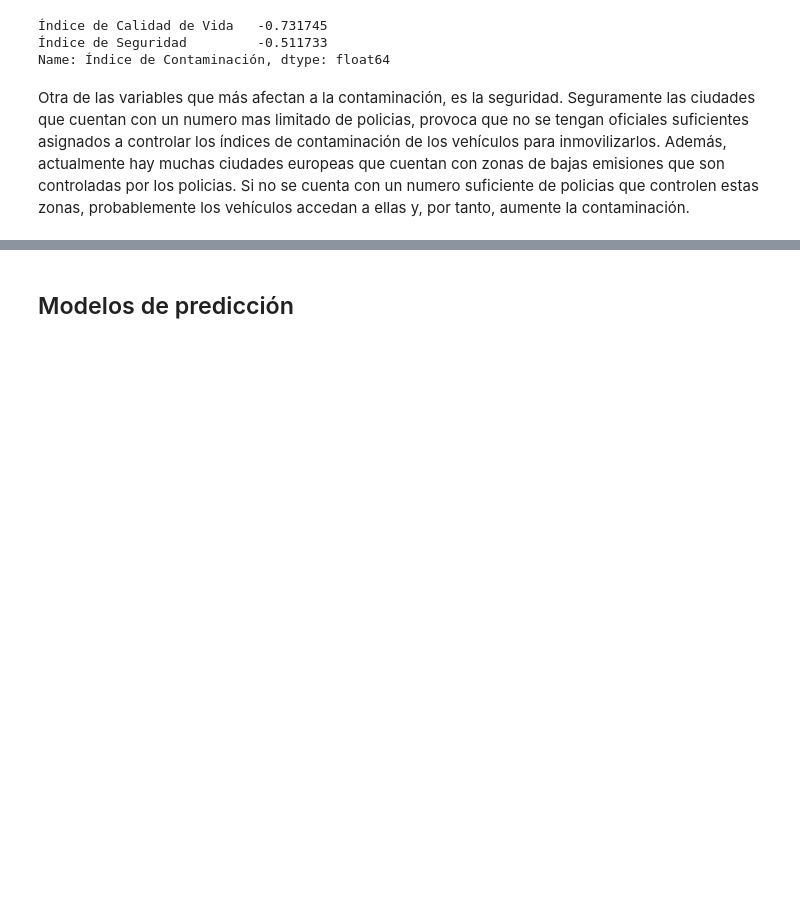
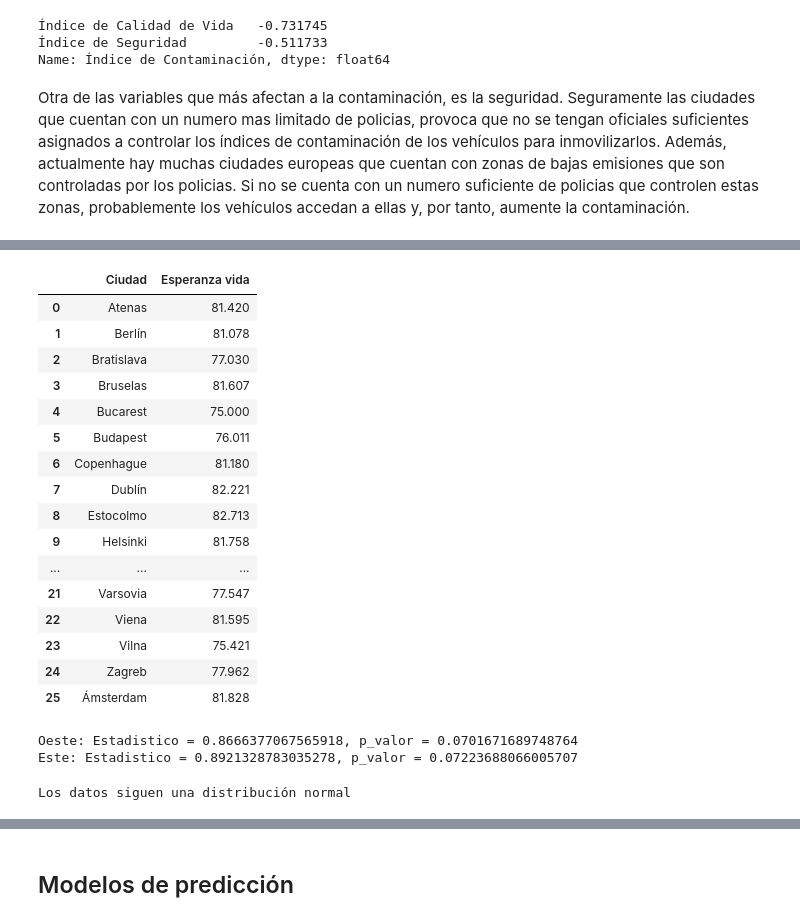
Before and after one commit to AdrianaSanjuan/Cities_Report, a Jupyter notebook: Notebook_cities_report.ipynb, the cells around one changed output, grey strips where cells are left out. Drawn from its saved outputs; the diff is of its cells as text; code cells hidden in the pictures; blank space fills up the shorter version.

```diff
--- a/Notebook_cities_report.ipynb
+++ b/Notebook_cities_report.ipynb
@@ -1107,0 +1134,24 @@ Otra de las variables que más afectan a la contaminación, es la seguridad. Seg
+# %%
+# Sacamos la media de esperanza de vida por ciudad
+
+media_esperanza_ciudad = pd.DataFrame(data=df.groupby("Ciudad")["Esperanza vida"].mean(), columns=['Esperanza vida'])
+media_esperanza_ciudad.reset_index(inplace=True)
+media_esperanza_ciudad
+# %% [output]
+|  | Ciudad | Esperanza vida |
+| 0 | Atenas | 81.420 |
+| 1 | Berlín | 81.078 |
+| 2 | Bratislava | 77.030 |
+| 3 | Bruselas | 81.607 |
+| 4 | Bucarest | 75.000 |
+| 5 | Budapest | 76.011 |
+| 6 | Copenhague | 81.180 |
+| 7 | Dublín | 82.221 |
+| 8 | Estocolmo | 82.713 |
+| 9 | Helsinki | 81.758 |
+| ... | ... | ... |
+| 21 | Varsovia | 77.547 |
+| 22 | Viena | 81.595 |
+| 23 | Vilna | 75.421 |
+| 24 | Zagreb | 77.962 |
+| 25 | Ámsterdam | 81.828 |
@@ -1107,0 +1163,32 @@ Otra de las variables que más afectan a la contaminación, es la seguridad. Seg
+# %%
+#Cuanto mas cercano a 1 sea, mas probabilidad hay de que sea distribucion normal
+#Con el p_valor tenemos que ver si es menor a 0.05. Si es menor, no siguen una distribución normal.
+
+#vemos la distribucion
+
+from scipy.stats import shapiro
+
+# Verificamos si el conjunto de datos sigue una distribución normal
+stat_oeste, p_oeste = shapiro(oeste)
+stat_este, p_este = shapiro(este)
+
+print(f'Oeste: Estadistico = {stat_oeste}, p_valor = {p_oeste}')
+print(f'Este: Estadistico = {stat_este}, p_valor = {p_este}')
+
+#En ambos casos, el p_valor es casi es mayor a 0.05, por lo que no podemos rechazar la hipotesis nula de que siguen una distribucion normal.
+#Nuestros datos siguen una distribución normal. Por tanto, podemos aplicar el test de student.
+# %% [output]
+Oeste: Estadistico = 0.8666377067565918, p_valor = 0.0701671689748764
+Este: Estadistico = 0.8921328783035278, p_valor = 0.07223688066005707
+# %%
+#Con esto lo comprobamos por invididual
+from scipy import stats
+
+# Verificamos si el conjunto de datos sigue una distribución normal
+_, p_value = stats.shapiro(este)
+if p_value > 0.05:
+    print("Los datos siguen una distribución normal")
+else:
+    print("Los datos no siguen una distribución normal")
+# %% [output]
+Los datos siguen una distribución normal
```
Also changed, not shown: parts of 10 cells of this notebook.
